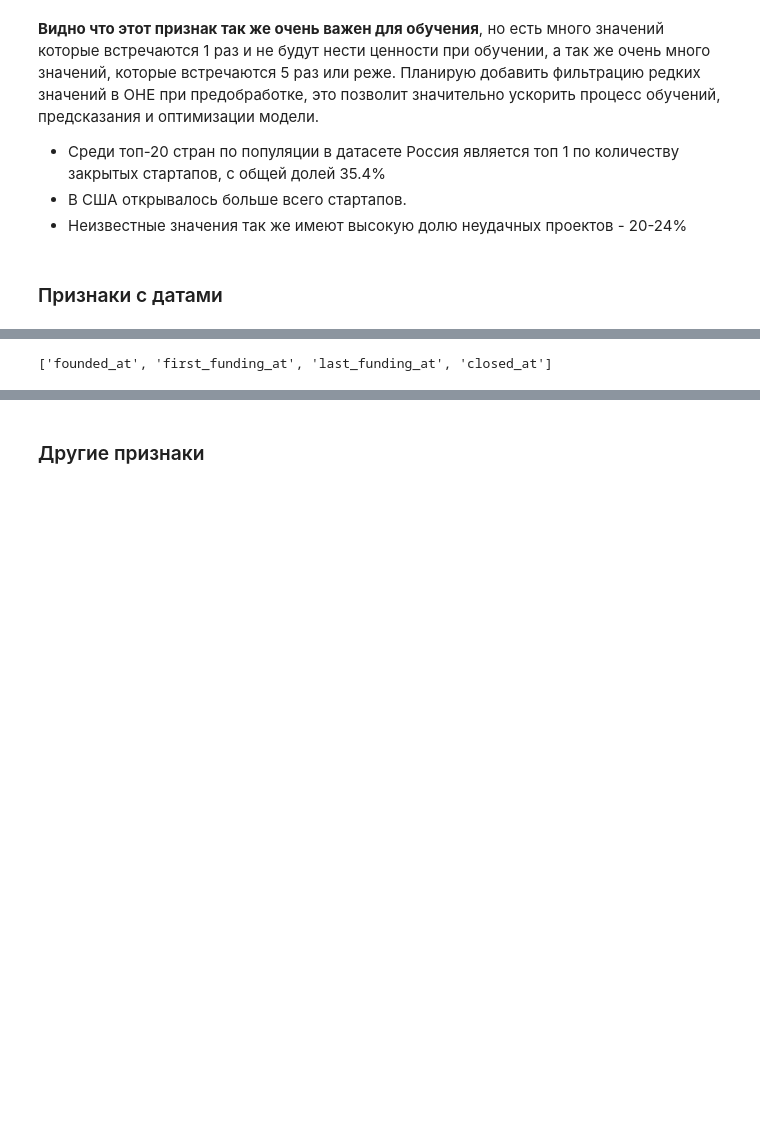
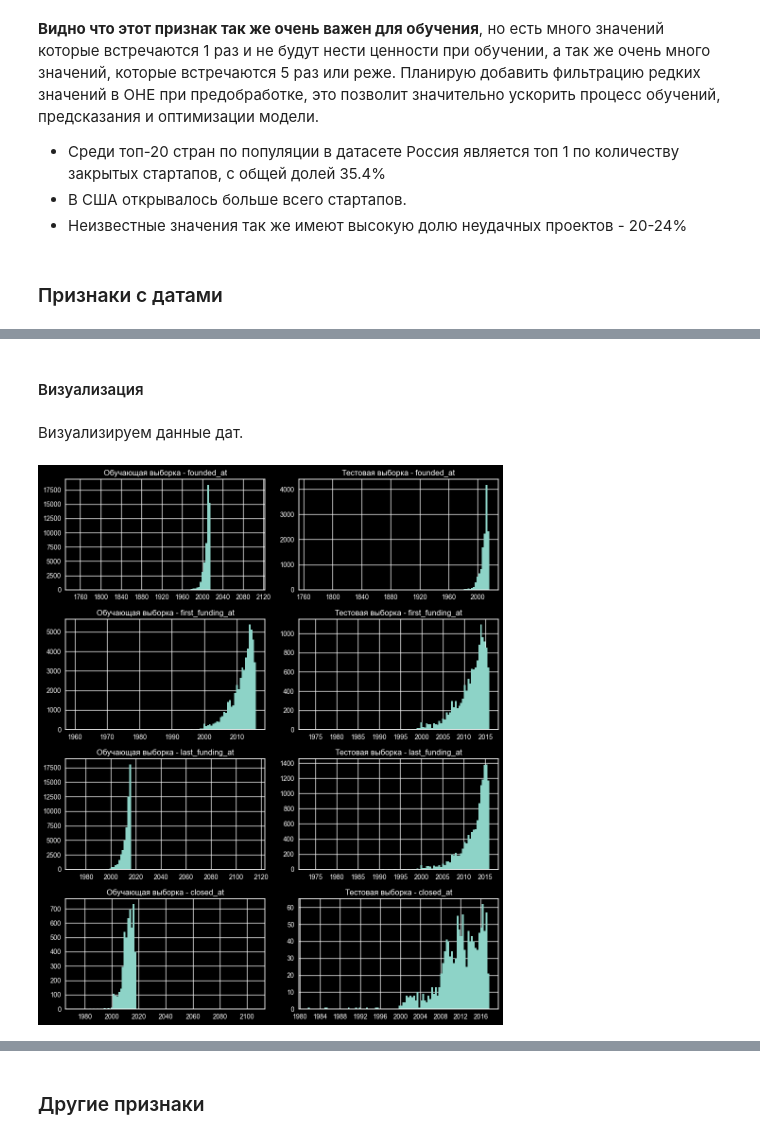
Before and after one commit to FedorSafonov/Predicting-the-success-of-startups, a Jupyter notebook: test.ipynb, the cells around one changed output, grey strips where cells are left out. Saved outputs shown, nothing was run; the diff lists cells and outputs as text; code cells hidden in the pictures; blank space fills up the shorter version.

Commit message:
- add EDA and preprop of date features

```diff
--- a/test.ipynb
+++ b/test.ipynb
@@ -738,7 +738,25 @@ for data in [df,X_test]:
 │ │ city                  │    1590 │           12.036336109008326 │                   1.6 │             21435 │  │
 │ └───────────────────────┴─────────┴──────────────────────────────┴───────────────────────┴───────────────────┘  │
 ╰────────────────────────────────────────────────────── End ──────────────────────────────────────────────────────╯
-# %%
-date_columns[:]
-# %% [output]
-['founded_at', 'first_funding_at', 'last_funding_at', 'closed_at']
+# %%
+datasets = [df,X_test]
+dataset_names = ['Обучающая выборка', 'Тестовая выборка']
+date_filters = ['< "1980-01-01"', '> "2018-01-01"']
+# %% [markdown]
+#### Визуализация
+# %% [markdown]
+Визуализируем данные дат.
+# %%
+fig, axs = plt.subplots(len(date_columns), len(datasets), figsize=(10, 3*len(date_columns)))
+
+for i in range(len(datasets)):
+    data = datasets[i]
+    for j, column in enumerate(date_columns):
+
+        axs[j, i].hist(data[column], bins=100)
+        axs[j, i].set_title(f'{dataset_names[i]} - {column}')
+
+plt.tight_layout()
+plt.show()
+# %% [output]
+[figure, added]
```
Also changed, not shown: parts of 28 cells of this notebook, 1 other file.
